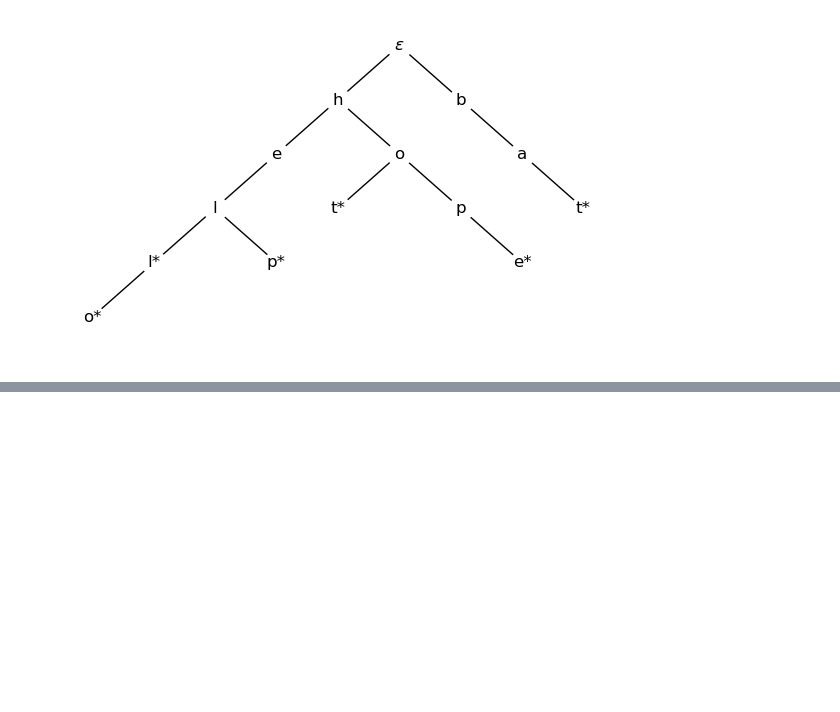
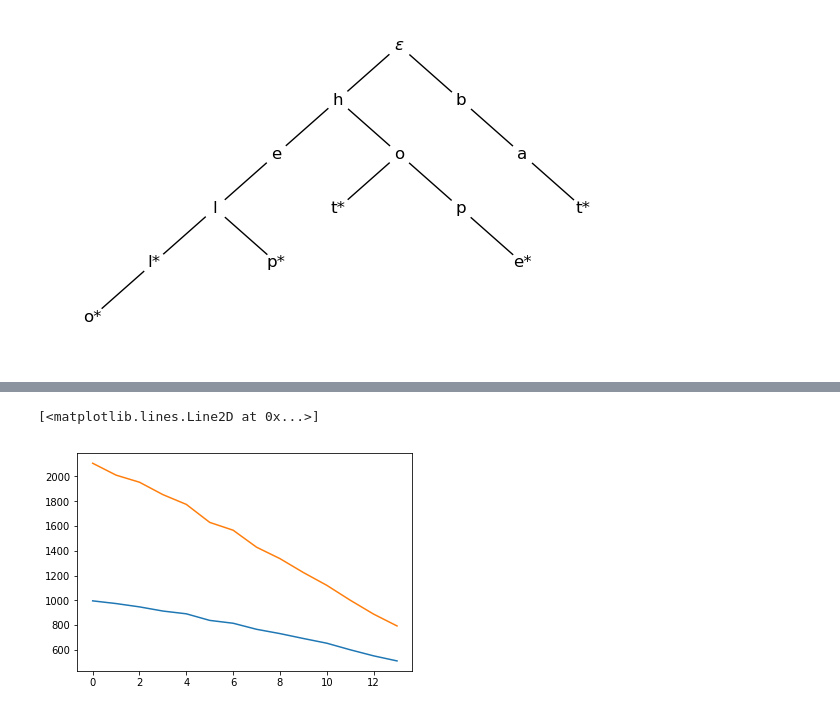
Before and after one commit to RiccardoCantoni/Boggle, a Jupyter notebook: pics.ipynb, the cells around one changed output, grey strips where cells are left out. Cells and saved outputs as stored; diff of their text form; code cells hidden in the pictures; blank space fills up the shorter version.

Commit message:
adj combined

```diff
--- a/pics.ipynb
+++ b/pics.ipynb
@@ -85,0 +130,9 @@ plt.savefig('tree.png')
+# %%
+#results of the combined distribution algorithm while varying the size of the seed
+WD = [995.48, 973.689, 946.846, 913.257, 890.901, 837.768, 814.743, 765.925, 731.174, 691.636, 653.643, 600.539, 551.547, 510.672]
+SC= [2106.324, 2010.324, 1953.144, 1852.992, 1774.157, 1628.814, 1565.753, 1428.616, 1336.32, 1224.238, 1120.9, 1000.902, 888.455, 792.969]
+plt.plot(WD)
+plt.plot(SC)
+# %% [output]
+[<matplotlib.lines.Line2D at 0x...>]
+[figure, added]
```
Also changed, not shown: parts of 2 cells of this notebook.
